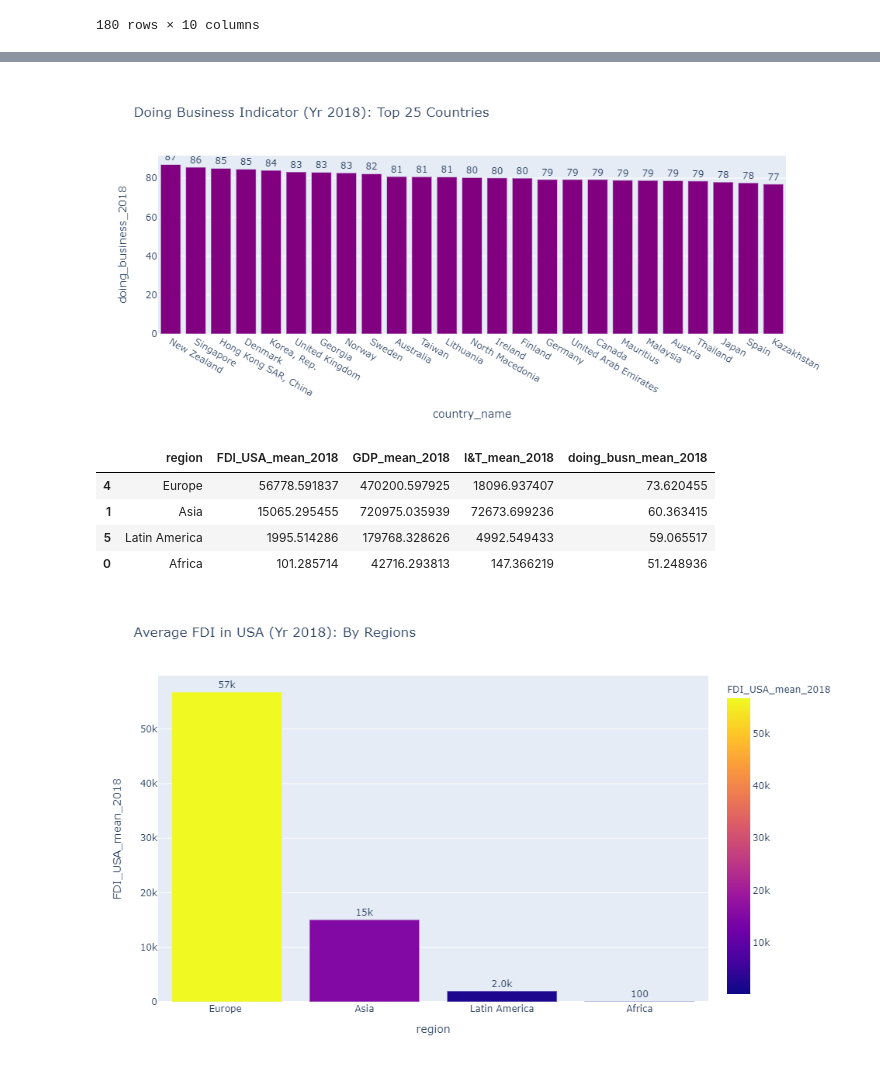
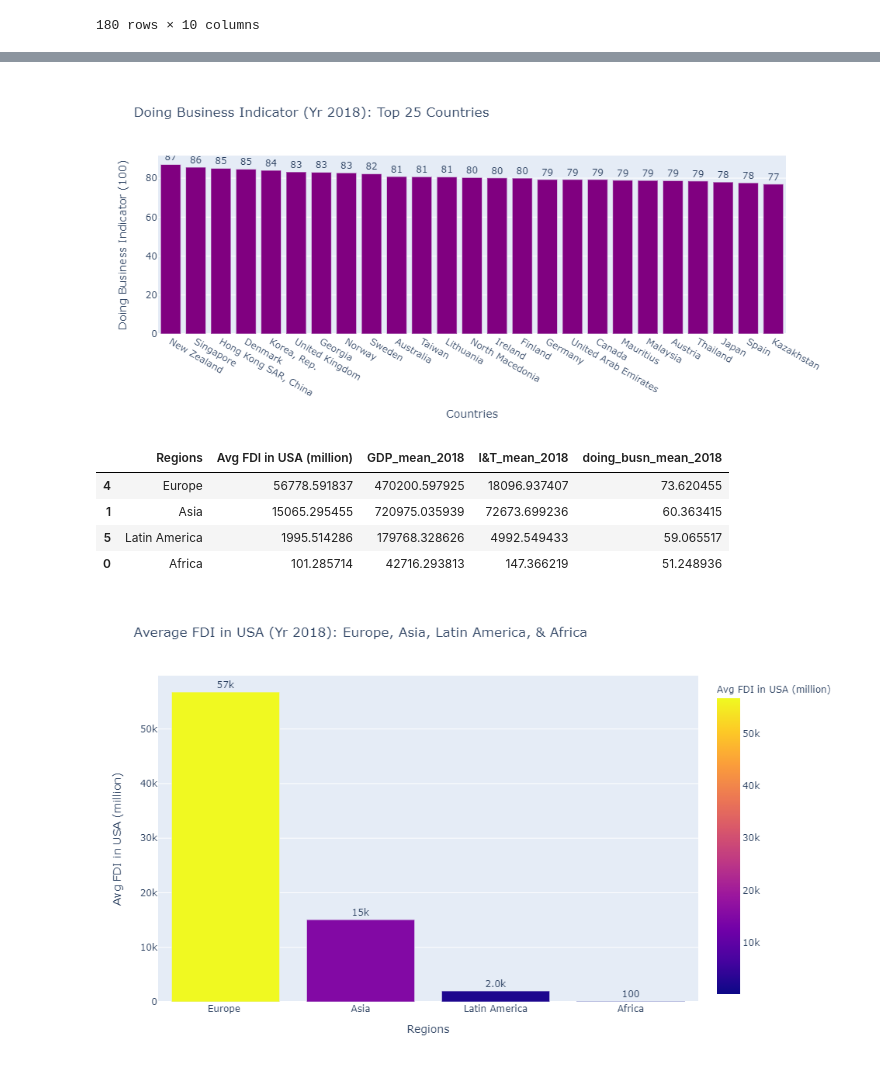
Before and after one commit to sabrinasaleh/Data_Munging_Plotting, a Jupyter notebook: main.ipynb, the cells around one changed output, grey strips where cells are left out. Drawn from its saved outputs; the diff is of its cells as text; code cells hidden in the pictures.

Commit message:
updated bar plot's axis & title

```diff
--- a/main.ipynb
+++ b/main.ipynb
@@ -402,9 +432,9 @@ bar_doing_busn
 # Creating bar plot for "Doing Business Indicator (Yr 2018): Top 25 Countries"
 fig_bar_doing_busn = px.bar(
     bar_doing_busn,
-    y="doing_business_2018",
-    x="country_name",
-    text="doing_business_2018",
+    y="Doing Business Indicator (100)",
+    x="Countries",
+    text="Doing Business Indicator (100)",
     color_discrete_sequence=["purple"] * len(bar_innov_tech),
     title="Doing Business Indicator (Yr 2018): Top 25 Countries",
 )
@@ -413,14 +443,14 @@ fig_bar_doing_busn.update_layout(uniformtext_minsize=8, uniformtext_mode="hide")
 fig_bar_doing_busn.write_image("Images/doing_busn_top25.png")
 fig_bar_doing_busn.show()
 # %% [output]
-[figure, old version]
+[figure, new version]
 # %%
 # Generating statistical data frame for FDI_USA_mean_2018, GDP_mean_2018, I&T_mean_2018, and doing_busn_mean_2018 by regions
 fdi_mean_region = clean_data.groupby("region")["fdi_USA_2018 (million)"].mean()
 GDP_mean_region = clean_data.groupby("region")["GDP_2018 (million)"].mean()
 IT_mean_region = clean_data.groupby("region")["tech_export_2018 (million)"].mean()
 doing_busn_mean_region = clean_data.groupby("region")["doing_business_2018"].mean()
-statistics = pd.DataFrame(
+stat_region = pd.DataFrame(
     {
         "FDI_USA_mean_2018": fdi_mean_region,
         "GDP_mean_2018": GDP_mean_region,
@@ -428,15 +458,20 @@ statistics = pd.DataFrame(
         "doing_busn_mean_2018": doing_busn_mean_region,
     }
 )
-df_stat = (
-    statistics.reset_index()
+
+stat_region_sort = (
+    stat_region.reset_index()
     .sort_values(["FDI_USA_mean_2018"], ascending=False)
     .drop([3, 2, 6], axis=0)
 )
 
-df_stat
+stat_region_mean = stat_region_sort.rename(
+    columns={"region": "Regions", "FDI_USA_mean_2018": "Avg FDI in USA (million)",}
+)
+
+stat_region_mean
 # %% [output]
-|  | region | FDI_USA_mean_2018 | GDP_mean_2018 | I&T_mean_2018 | doing_busn_mean_2018 |
+|  | Regions | Avg FDI in USA (million) | GDP_mean_2018 | I&T_mean_2018 | doing_busn_mean_2018 |
 | 4 | Europe | 56778.591837 | 470200.597925 | 18096.937407 | 73.620455 |
 | 1 | Asia | 15065.295455 | 720975.035939 | 72673.699236 | 60.363415 |
 | 5 | Latin America | 1995.514286 | 179768.328626 | 4992.549433 | 59.065517 |
@@ -444,17 +479,17 @@ df_stat
 # %%
 # Creating bar plot for "Average FDI in USA (Yr 2018): By Regions"
 fig_bar_fdi_region = px.bar(
-    df_stat,
-    y="FDI_USA_mean_2018",
-    x="region",
-    text="FDI_USA_mean_2018",
-    color="FDI_USA_mean_2018",
+    stat_region_mean,
+    y="Avg FDI in USA (million)",
+    x="Regions",
+    text="Avg FDI in USA (million)",
+    color="Avg FDI in USA (million)",
     height=600,
-    title="Average FDI in USA (Yr 2018): By Regions",
+    title="Average FDI in USA (Yr 2018): Europe, Asia, Latin America, & Africa",
 )
 fig_bar_fdi_region.update_traces(texttemplate="%{text:.2s}", textposition="outside")
 fig_bar_fdi_region.update_layout(uniformtext_minsize=8, uniformtext_mode="hide")
 fig_bar_fdi_region.write_image("Images/Mean_FDI_USA_region.png")
 fig_bar_fdi_region.show()
 # %% [output]
-[figure, old version]
+[figure, new version]
```
Also changed, not shown: parts of 7 cells of this notebook.
